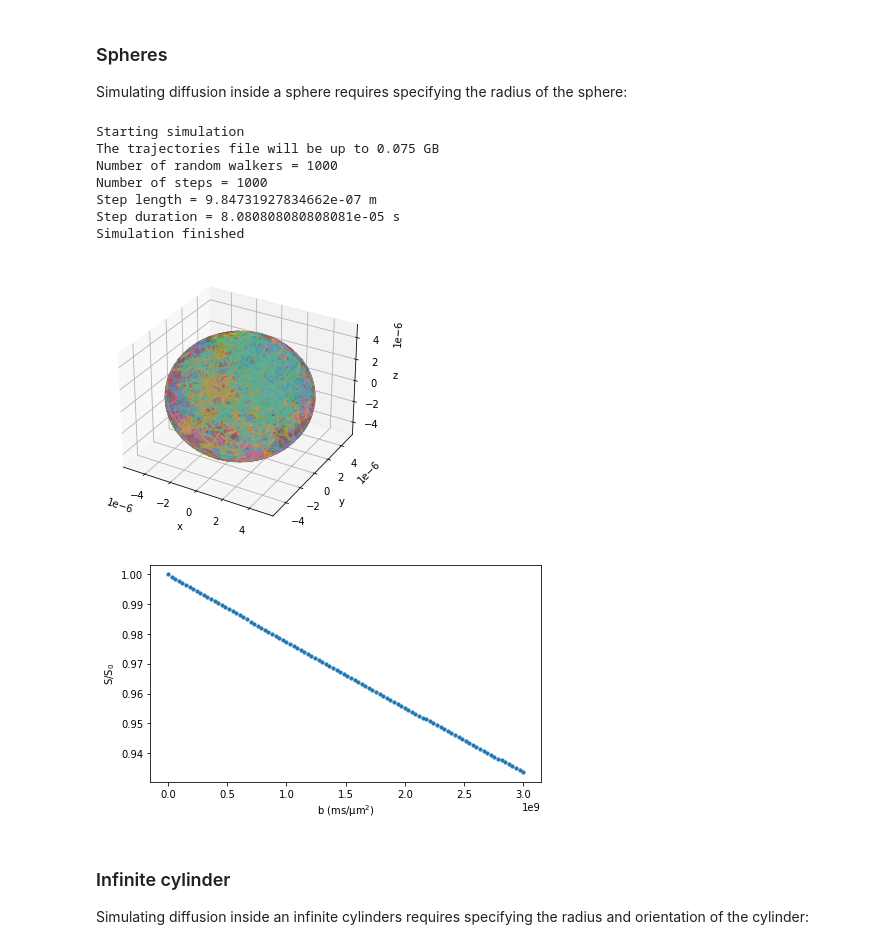
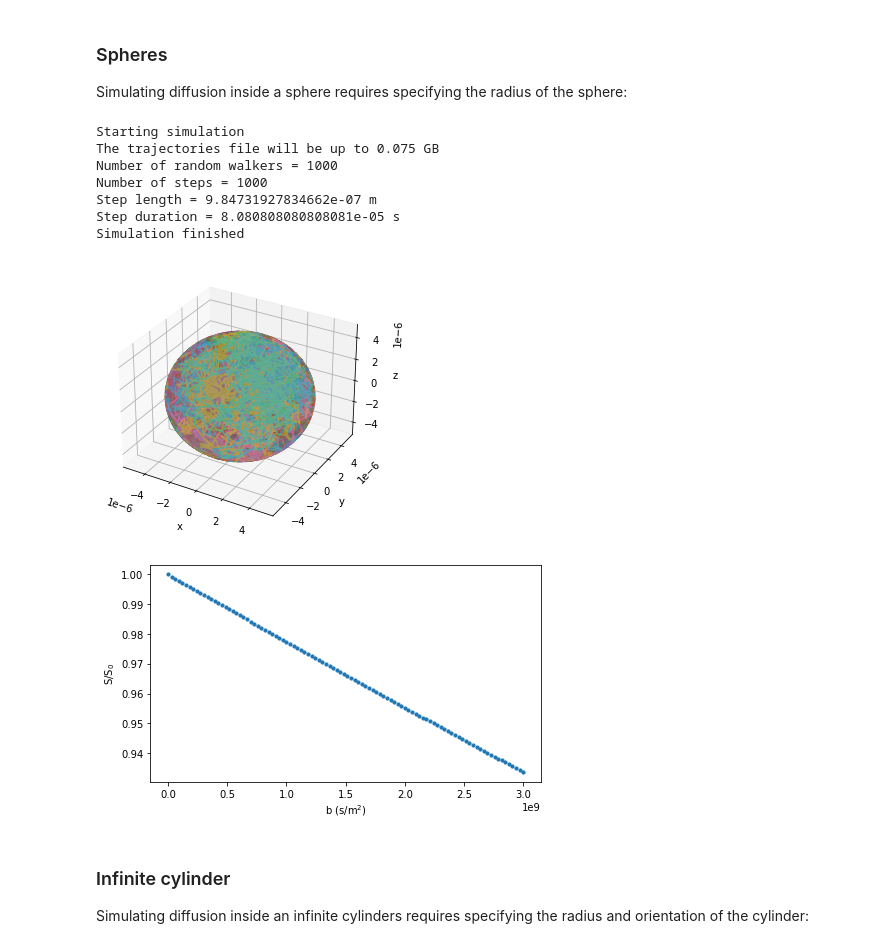
Before and after one commit to kerkelae/disimpy, a Jupyter notebook: docs/source/tutorial.ipynb, the cells around one changed output. Saved outputs shown, nothing was run; the diff lists cells and outputs as text; code cells hidden in the pictures.

```diff
--- a/docs/source/tutorial.ipynb
+++ b/docs/source/tutorial.ipynb
@@ -107,34 +114,40 @@ Simulating diffusion inside a sphere requires specifying the radius of the spher
 # %%
 # Create a substrate object for diffusion inside a sphere
 
 substrate = substrates.sphere(radius=5e-6)
 
 
 # Run simulation and show the random walker trajectories
 
-traj_file = 'example_traj.txt'
+traj_file = "example_traj.txt"
 signals = simulations.simulation(
-    n_walkers, diffusivity, gradient, dt, substrate, traj=traj_file)
+    n_walkers=n_walkers,
+    diffusivity=diffusivity,
+    gradient=gradient,
+    dt=dt,
+    substrate=substrate,
+    traj=traj_file,
+)
 utils.show_traj(traj_file)
 
 
 # Plot the simulated signal
 
 fig, ax = plt.subplots(1, figsize=(7, 4))
 ax.scatter(bs, signals / n_walkers, s=10)
-ax.set_xlabel('b (ms/μm$^2$)')
-ax.set_ylabel('S/S$_0$')
+ax.set_xlabel("b (s/m$^2$)")
+ax.set_ylabel("S/S$_0$")
 plt.show()
 # %% [output]
 Starting simulation
 The trajectories file will be up to 0.075 GB
 Number of random walkers = 1000
 Number of steps = 1000
 Step length = 9.84731927834662e-07 m
 Step duration = 8.080808080808081e-05 s
 Simulation finished
 [figure]
-[figure, old version]
+[figure, new version]
 # %% [markdown]
 ### Infinite cylinder
 
```
Also changed, not shown: parts of 15 cells of this notebook.
